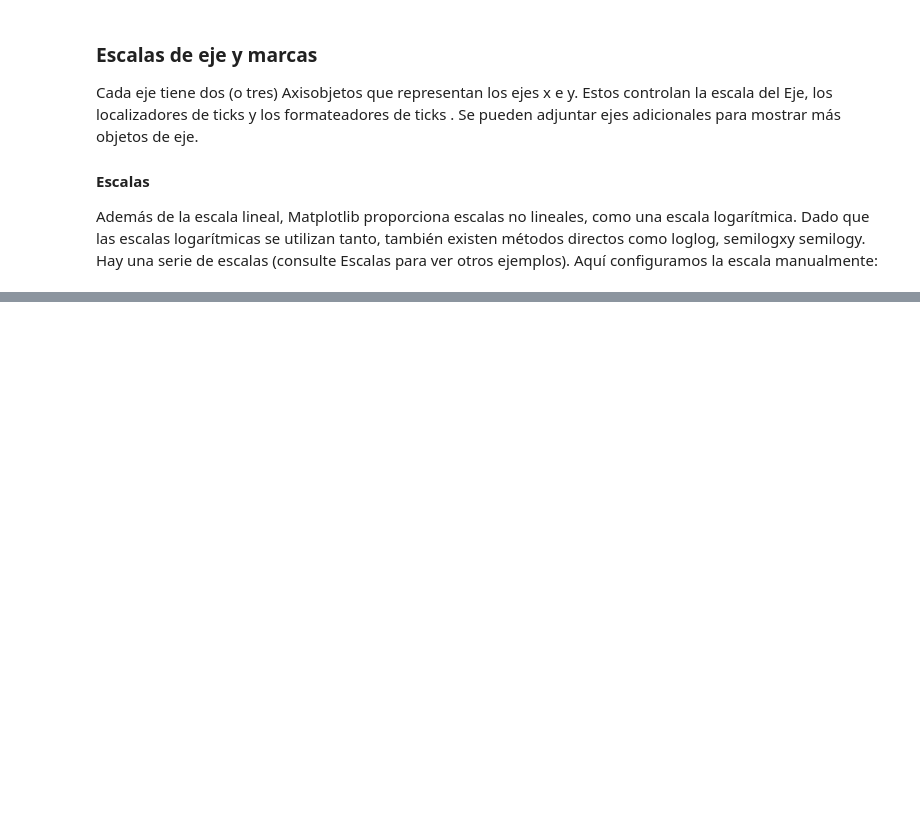
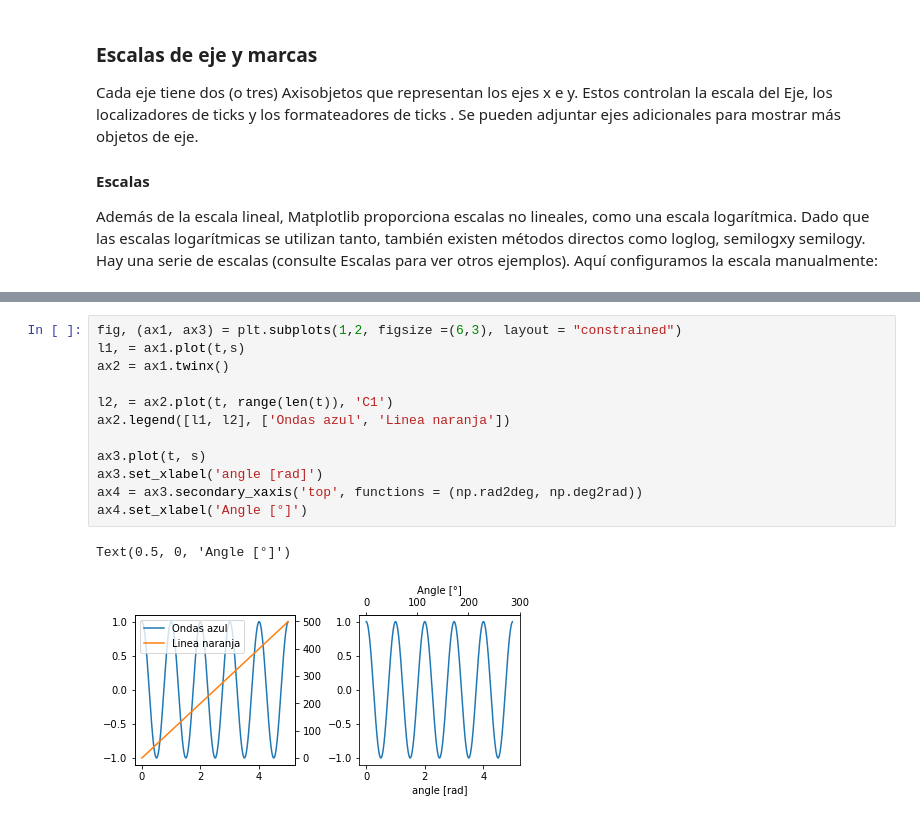
Before and after one commit to leafarJS/python_matplotlib, a Jupyter notebook: 01_introduction.ipynb, the cells around one changed output, grey strips where cells are left out. Saved outputs shown, nothing was run; the diff lists cells and outputs as text; blank space fills up the shorter version.

```diff
--- a/01_introduction.ipynb
+++ b/01_introduction.ipynb
@@ -249,0 +297,15 @@ axs[1].plot(xdata, dat1)
+# %%
+fig, (ax1, ax3) = plt.subplots(1,2, figsize =(6,3), layout = "constrained")
+l1, = ax1.plot(t,s)
+ax2 = ax1.twinx()
+
+l2, = ax2.plot(t, range(len(t)), 'C1')
+ax2.legend([l1, l2], ['Ondas azul', 'Linea naranja'])
+
+ax3.plot(t, s)
+ax3.set_xlabel('angle [rad]')
+ax4 = ax3.secondary_xaxis('top', functions = (np.rad2deg, np.deg2rad))
+ax4.set_xlabel('Angle [°]')
+# %% [output]
+Text(0.5, 0, 'Angle [°]')
+[figure, added]
```
Also changed, not shown: parts of 19 cells of this notebook.
